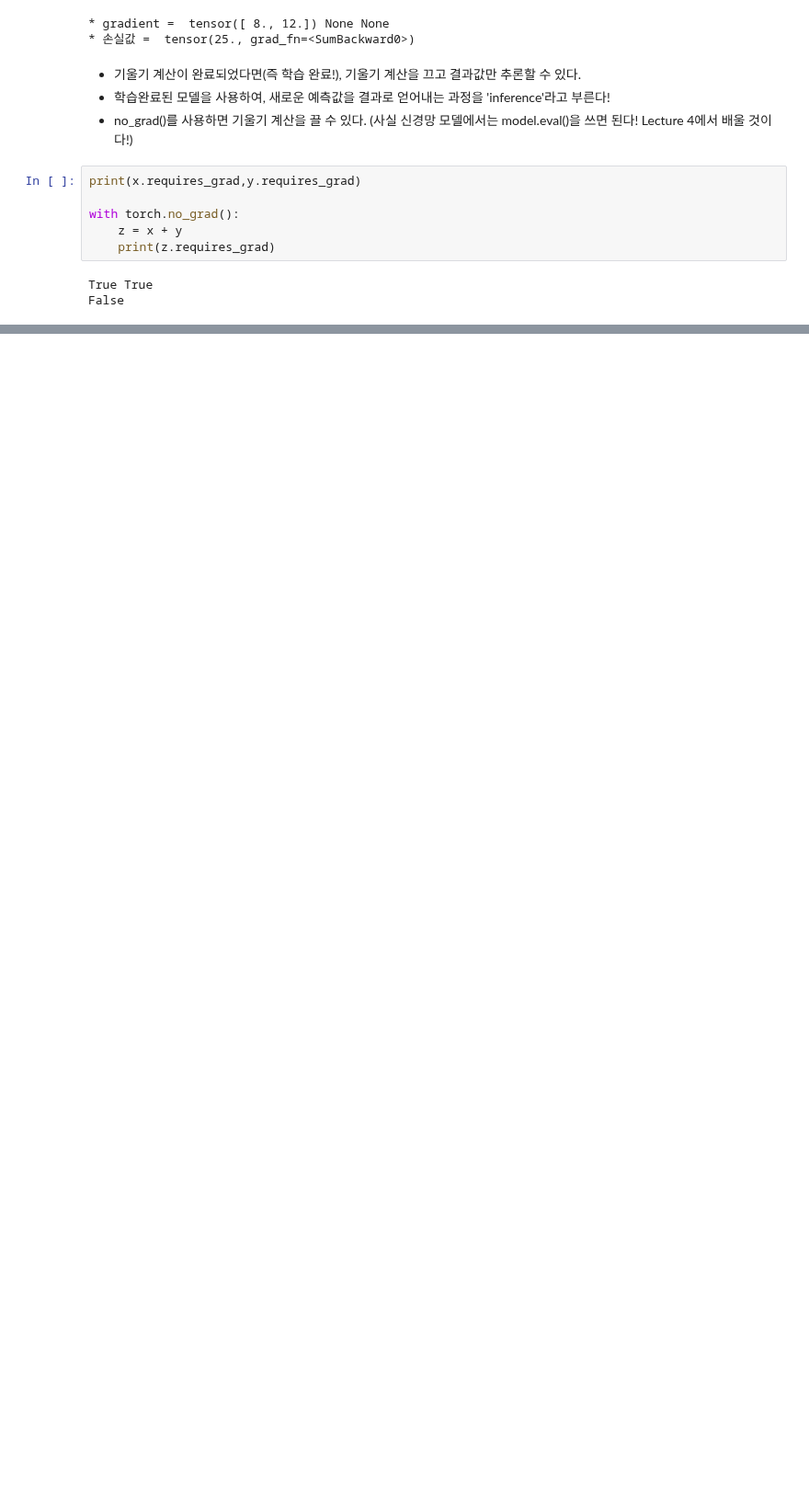
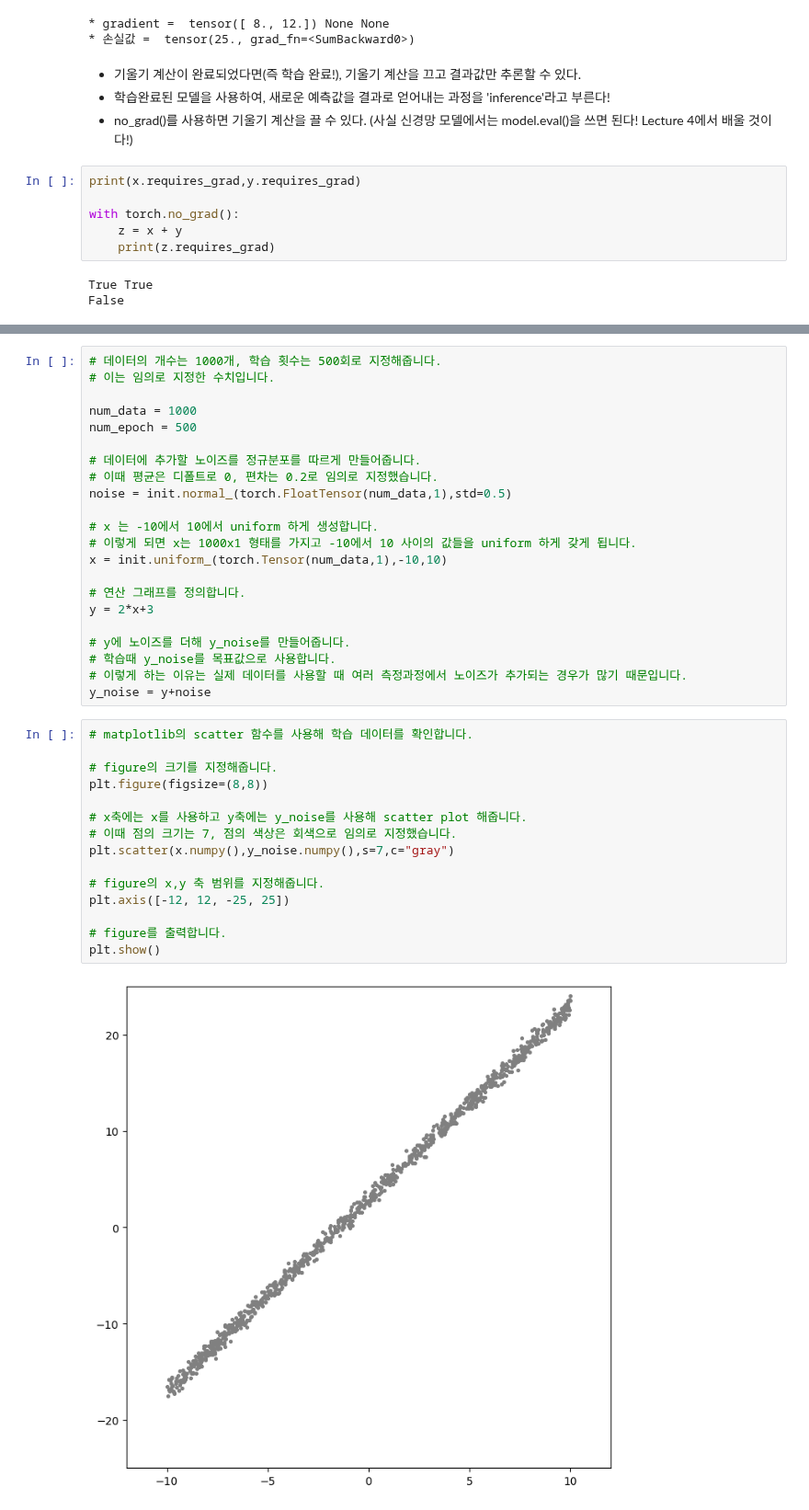
Before and after one commit to Pulsar-kkaturi/DL-Education, a Jupyter notebook: VisionDL_Lecture/Lecture2_MathofNN_Pytorch.ipynb, the cells around one changed output, grey strips where cells are left out. Shown at 92% size. Cells and saved outputs as stored; diff of their text form; blank space fills up the shorter version.

```diff
--- a/VisionDL_Lecture/Lecture2_MathofNN_Pytorch.ipynb
+++ b/VisionDL_Lecture/Lecture2_MathofNN_Pytorch.ipynb
@@ -260,0 +281,39 @@ False
+# %%
+# 데이터의 개수는 1000개, 학습 횟수는 500회로 지정해줍니다.
+# 이는 임의로 지정한 수치입니다.
+
+num_data = 1000
+num_epoch = 500
+
+# 데이터에 추가할 노이즈를 정규분포를 따르게 만들어줍니다.
+# 이때 평균은 디폴트로 0, 편차는 0.2로 임의로 지정했습니다.
+noise = init.normal_(torch.FloatTensor(num_data,1),std=0.5)
+
+# x 는 -10에서 10에서 uniform 하게 생성합니다.
+# 이렇게 되면 x는 1000x1 형태를 가지고 -10에서 10 사이의 값들을 uniform 하게 갖게 됩니다.
+x = init.uniform_(torch.Tensor(num_data,1),-10,10)
+
+# 연산 그래프를 정의합니다.
+y = 2*x+3
+
+# y에 노이즈를 더해 y_noise를 만들어줍니다.
+# 학습때 y_noise를 목표값으로 사용합니다.
+# 이렇게 하는 이유는 실제 데이터를 사용할 때 여러 측정과정에서 노이즈가 추가되는 경우가 많기 때문입니다.
+y_noise = y+noise
+# %%
+# matplotlib의 scatter 함수를 사용해 학습 데이터를 확인합니다.
+
+# figure의 크기를 지정해줍니다.
+plt.figure(figsize=(8,8))
+
+# x축에는 x를 사용하고 y축에는 y_noise를 사용해 scatter plot 해줍니다.
+# 이때 점의 크기는 7, 점의 색상은 회색으로 임의로 지정했습니다.
+plt.scatter(x.numpy(),y_noise.numpy(),s=7,c="gray")
+
+# figure의 x,y 축 범위를 지정해줍니다.
+plt.axis([-12, 12, -25, 25])
+
+# figure를 출력합니다.
+plt.show()
+# %% [output]
+[figure, added]
```
Also changed, not shown: parts of 14 cells of this notebook, 2 other files.
